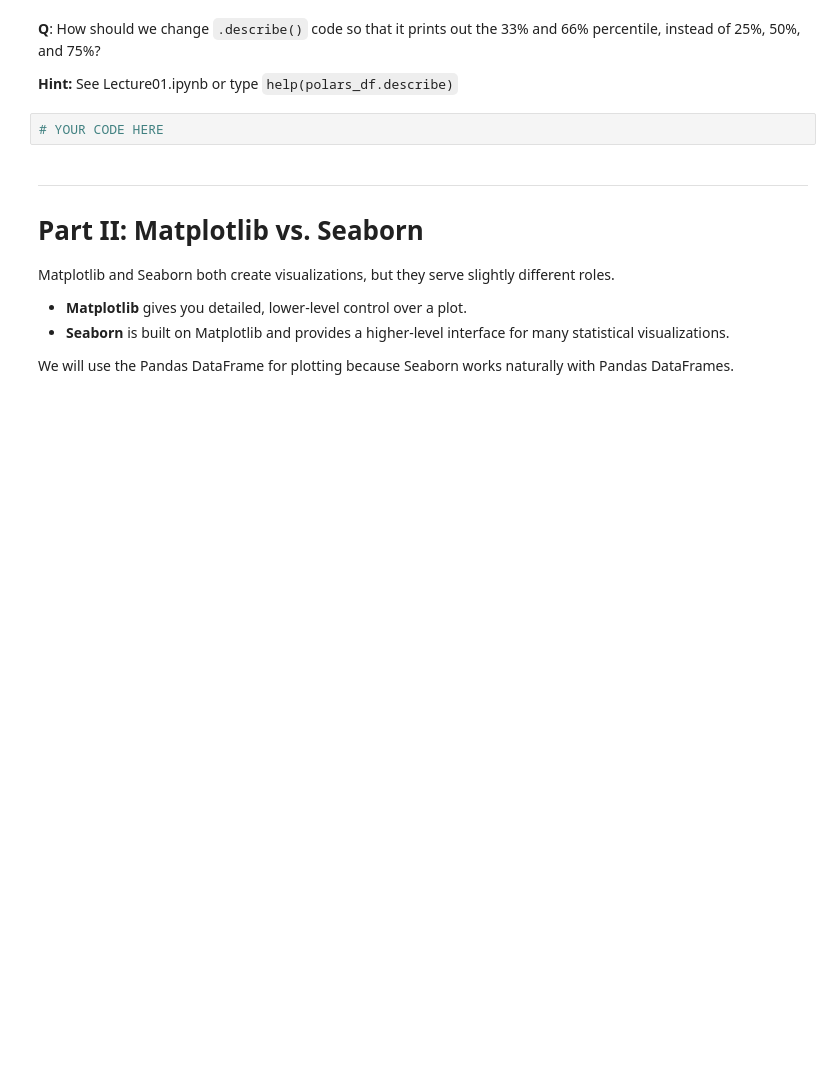
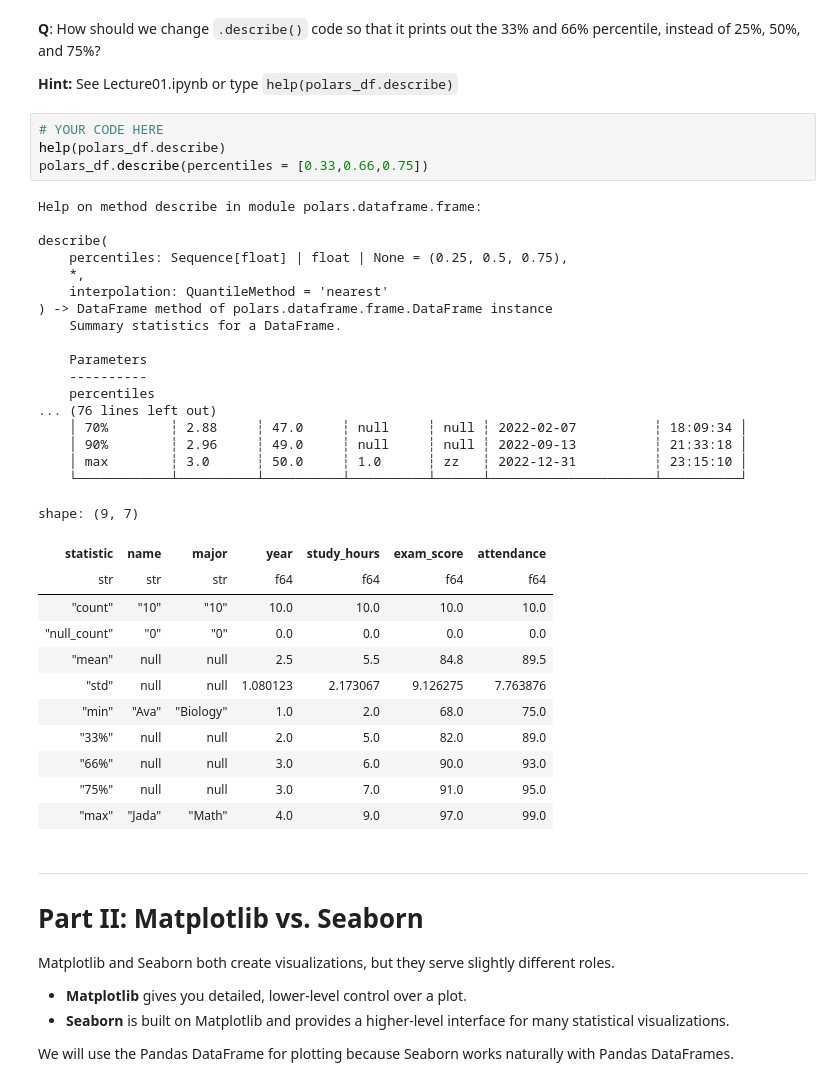
Before and after one commit to JNGU28/datasci185fall2026, a Jupyter notebook: Lab_02/lab02.ipynb, the cells around one changed output. Drawn from its saved outputs; the diff is of its cells as text; blank space fills up the shorter version.

```diff
--- a/Lab_02/lab02.ipynb
+++ b/Lab_02/lab02.ipynb
@@ -170,6 +170,38 @@ polars_df.describe()
 **Hint:** See Lecture01.ipynb or type `help(polars_df.describe)`
 # %%
 # YOUR CODE HERE
+help(polars_df.describe)
+polars_df.describe(percentiles = [0.33,0.66,0.75])
+# %% [output]
+Help on method describe in module polars.dataframe.frame:
+
+describe(
+    percentiles: Sequence[float] | float | None = (0.25, 0.5, 0.75),
+    *,
+    interpolation: QuantileMethod = 'nearest'
+) -> DataFrame method of polars.dataframe.frame.DataFrame instance
+    Summary statistics for a DataFrame.
+
+    Parameters
+    ----------
+    percentiles
+... (76 lines left out)
+    │ 70%        ┆ 2.88     ┆ 47.0     ┆ null     ┆ null ┆ 2022-02-07          ┆ 18:09:34 │
+    │ 90%        ┆ 2.96     ┆ 49.0     ┆ null     ┆ null ┆ 2022-09-13          ┆ 21:33:18 │
+    │ max        ┆ 3.0      ┆ 50.0     ┆ 1.0      ┆ zz   ┆ 2022-12-31          ┆ 23:15:10 │
+    └────────────┴──────────┴──────────┴──────────┴──────┴─────────────────────┴──────────┘
+shape: (9, 7)
+| statistic | name | major | year | study_hours | exam_score | attendance |
+| str | str | str | f64 | f64 | f64 | f64 |
+| "count" | "10" | "10" | 10.0 | 10.0 | 10.0 | 10.0 |
+| "null_count" | "0" | "0" | 0.0 | 0.0 | 0.0 | 0.0 |
+| "mean" | null | null | 2.5 | 5.5 | 84.8 | 89.5 |
+| "std" | null | null | 1.080123 | 2.173067 | 9.126275 | 7.763876 |
+| "min" | "Ava" | "Biology" | 1.0 | 2.0 | 68.0 | 75.0 |
+| "33%" | null | null | 2.0 | 5.0 | 82.0 | 89.0 |
+| "66%" | null | null | 3.0 | 6.0 | 90.0 | 93.0 |
+| "75%" | null | null | 3.0 | 7.0 | 91.0 | 95.0 |
+| "max" | "Jada" | "Math" | 4.0 | 9.0 | 97.0 | 99.0 |
 # %% [markdown]
 ---
 
```
Also changed, not shown: parts of 4 cells of this notebook.
